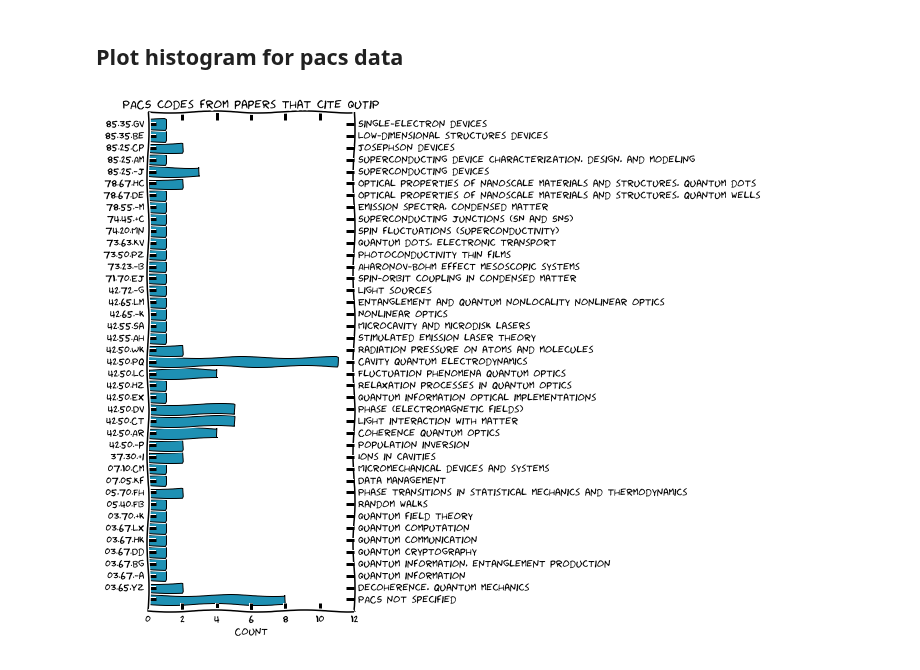
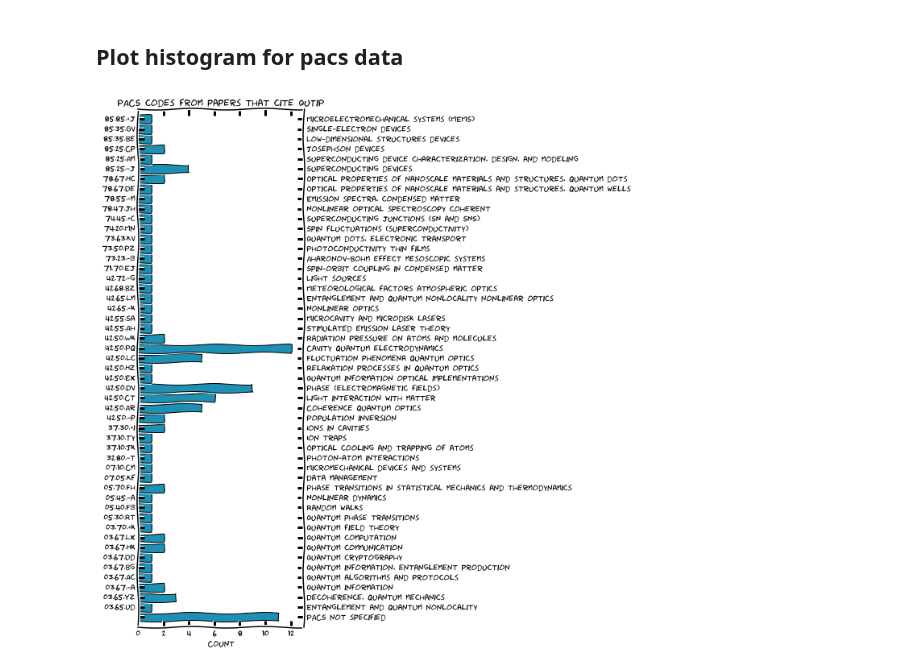
Before and after one commit to qutip/qutip-notebooks, a Jupyter notebook: misc/qutip-citation-pacs.ipynb, the cells around one changed output. Saved outputs shown, nothing was run; the diff lists cells and outputs as text; code cells hidden in the pictures.

Commit message:
updates citations histogram

```diff
--- a/misc/qutip-citation-pacs.ipynb
+++ b/misc/qutip-citation-pacs.ipynb
@@ -198,35 +240,46 @@ pacs_table = {
     '85.25.Cp': 'Josephson devices',
     '85.35.Be': 'Low-dimensional structures devices',
     '85.35.Gv': 'Single-electron devices',
-    '07.10.Cm': 'Micromechanical devices and systems'
+    '07.10.Cm': 'Micromechanical devices and systems',
+    '03.65.Ud': 'Entanglement and quantum nonlocality',
+    '03.67.Ac': 'Quantum algorithms and protocols',
+    '05.30.Rt': 'Quantum phase transitions',
+    '05.45.-a': 'Nonlinear dynamics',
+    '32.80.-t': 'Photon-atom interactions',
+    '37.10.Jk': 'Optical cooling and trapping of atoms',
+    '37.10.Ty': 'Ion traps',
+    '42.68.Bz': 'Meteorological factors atmospheric optics',
+    '78.47.jh': 'Nonlinear optical spectroscopy coherent',
+    '85.25.-j': 'Superconducting devices',
+    '85.85.+j': 'Microelectromechanical systems (MEMS)',
     }
 # %%
 translated_pacs = [pacs_table[pacs] for pacs in unique_pacs]
 # %%
 with plt.xkcd():
-    fig, ax = plt.subplots(1, 1, figsize=(12, 8))
+    fig, ax = plt.subplots(1, 1, figsize=(12, 10))
 
     y_pos = np.arange(len(unique_pacs))
 
     axR = ax.twinx()
     axR.yaxis.tick_right()
     axR.yaxis.set_label_position("right")
     axR.set_yticks(y_pos)
     axR.set_yticklabels(translated_pacs)
     axR.set_ylim(0-1, max(y_pos)+1)
     axR.set_xlim(0, max(count_pacs)+1)
 
     ax.barh(y_pos, count_pacs, align='center', alpha=1.0, color="#1E90B3")
     ax.set_yticks(y_pos)
     ax.set_yticklabels(unique_pacs)
     ax.set_xlabel('Count')
     ax.set_ylim(0-1, max(y_pos)+1)
     ax.set_xlim(0, max(count_pacs)+1)
     ax.set_title('PACS codes from papers that cite QuTiP');
 
     fig.tight_layout()
 # %% [output]
-[figure, old version]
+[figure, new version]
 # %%
 fig.savefig("qutip_citation_pacs.png", dpi=100)
 # %%
```
Also changed, not shown: parts of 6 cells of this notebook.
